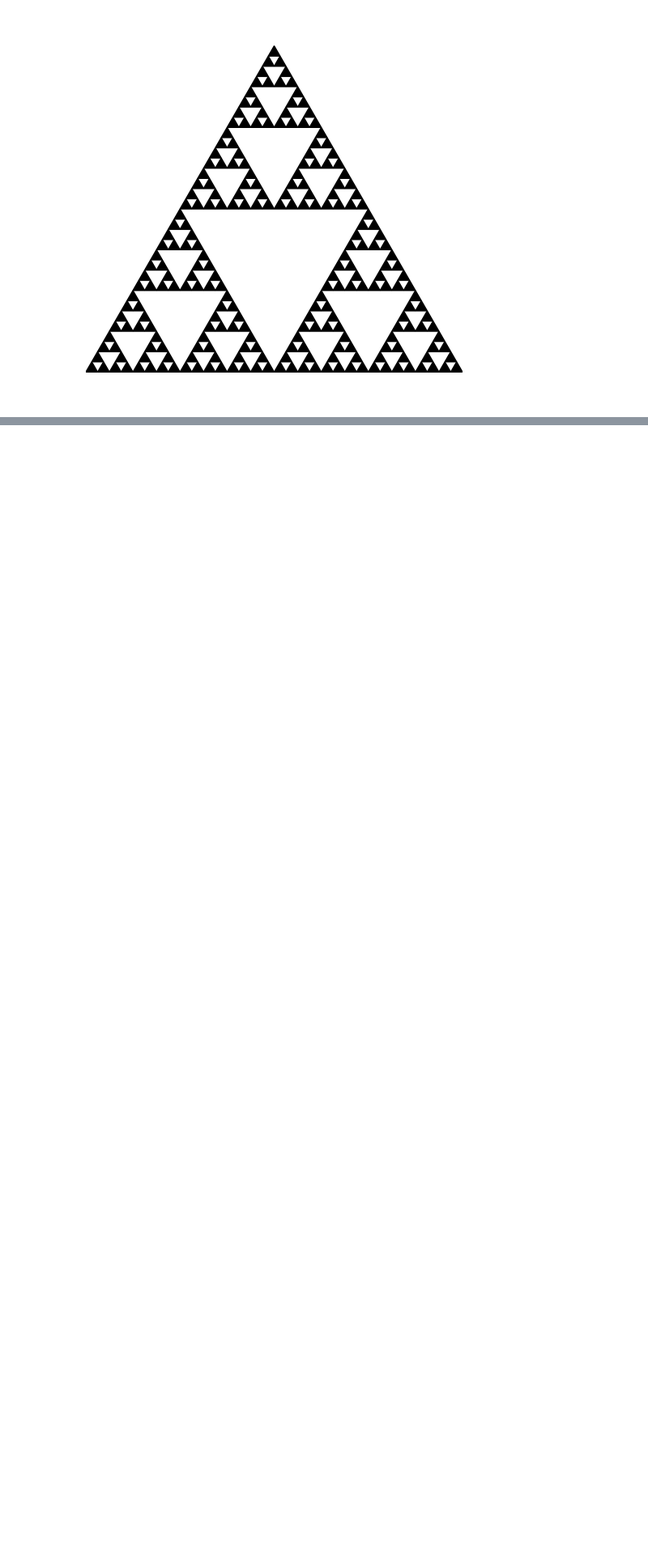
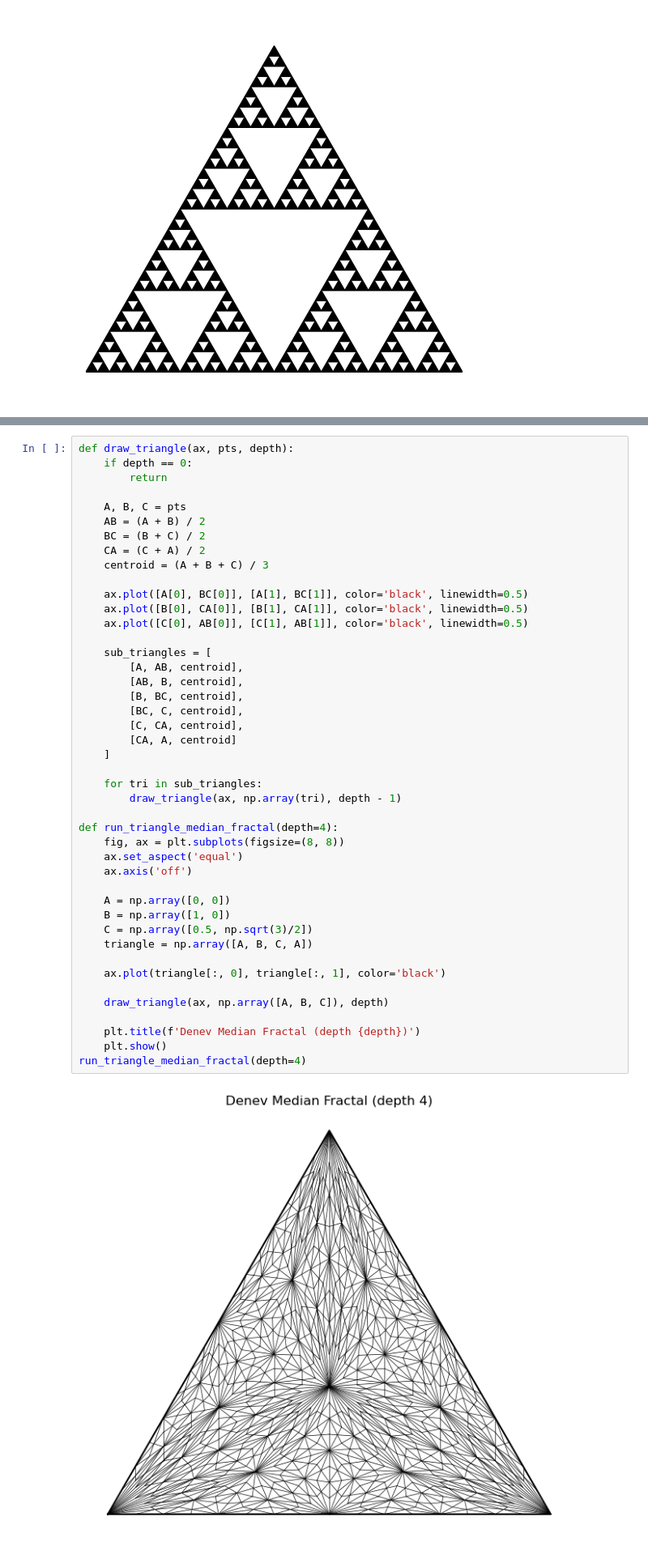
Before and after one commit to dobriddd/Fractals, a Jupyter notebook: Fractals.ipynb, the cells around one changed output, grey strips where cells are left out. Shown at 81% size. Cells and saved outputs as stored; diff of their text form; blank space fills up the shorter version.

```diff
--- a/Fractals.ipynb
+++ b/Fractals.ipynb
@@ -213,0 +324,46 @@ plt.show()
+# %%
+def draw_triangle(ax, pts, depth):
+    if depth == 0:
+        return
+
+    A, B, C = pts
+    AB = (A + B) / 2
+    BC = (B + C) / 2
+    CA = (C + A) / 2
+    centroid = (A + B + C) / 3
+
+    ax.plot([A[0], BC[0]], [A[1], BC[1]], color='black', linewidth=0.5)
+    ax.plot([B[0], CA[0]], [B[1], CA[1]], color='black', linewidth=0.5)
+    ax.plot([C[0], AB[0]], [C[1], AB[1]], color='black', linewidth=0.5)
+
+    sub_triangles = [
+        [A, AB, centroid],
+        [AB, B, centroid],
+        [B, BC, centroid],
+        [BC, C, centroid],
+        [C, CA, centroid],
+        [CA, A, centroid]
+    ]
+
+    for tri in sub_triangles:
+        draw_triangle(ax, np.array(tri), depth - 1)
+
+def run_triangle_median_fractal(depth=4):
+    fig, ax = plt.subplots(figsize=(8, 8))
+    ax.set_aspect('equal')
+    ax.axis('off')
+
+    A = np.array([0, 0])
+    B = np.array([1, 0])
+    C = np.array([0.5, np.sqrt(3)/2])
+    triangle = np.array([A, B, C, A])
+
+    ax.plot(triangle[:, 0], triangle[:, 1], color='black')
+
+    draw_triangle(ax, np.array([A, B, C]), depth)
+
+    plt.title(f'Denev Median Fractal (depth {depth})')
+    plt.show()
+run_triangle_median_fractal(depth=4)
+# %% [output]
+[figure, added]
```
Also changed, not shown: parts of 10 cells of this notebook, 2 other files.
